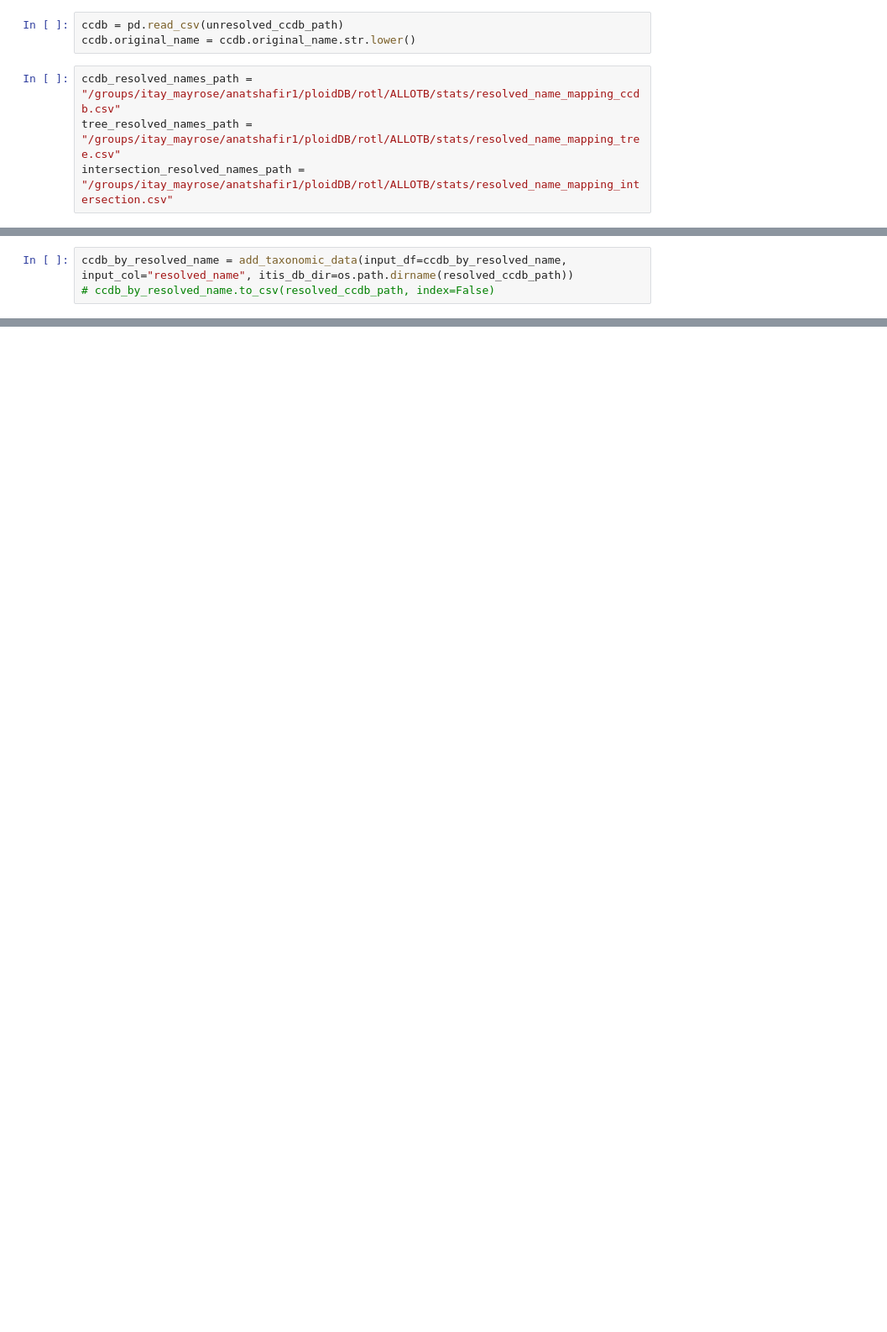
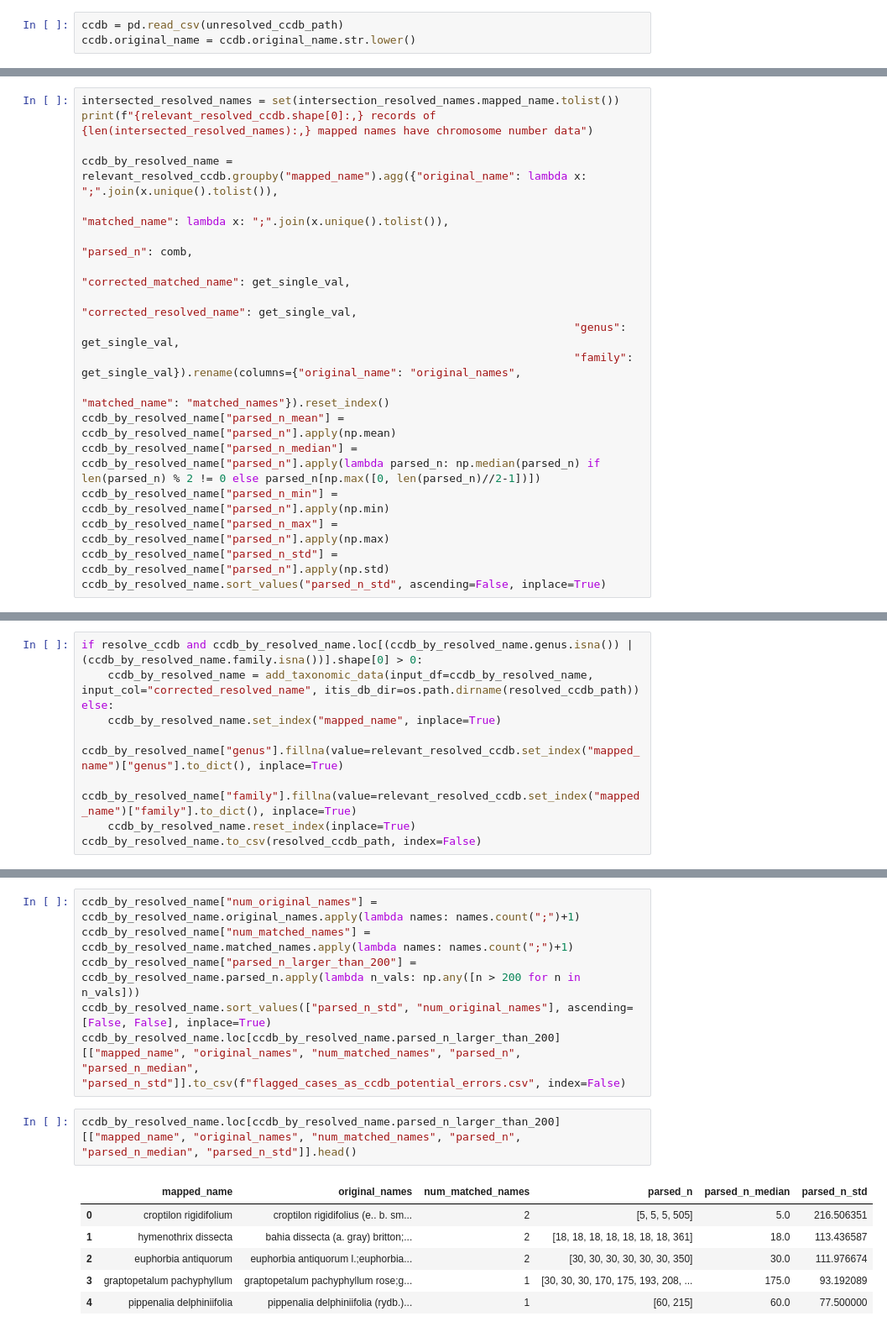
Before and after one commit to halabikeren/ploidb, a Jupyter notebook: data_processing/map_resolved_names_to_ccdb.ipynb, the cells around one changed output, grey strips where cells are left out. Shown at 84% size. Drawn from its saved outputs; the diff is of its cells as text; blank space fills up the shorter version.

Commit message:
updated name resolution results mapping

```diff
--- a/data_processing/map_resolved_names_to_ccdb.ipynb
+++ b/data_processing/map_resolved_names_to_ccdb.ipynb
@@ -23,8 +46,4 @@ taxonomy_filling_log_path = "/groups/itay_mayrose/halabikeren/PloiDB/ccdb/taxono
 # %%
 ccdb = pd.read_csv(unresolved_ccdb_path)
 ccdb.original_name = ccdb.original_name.str.lower()
-# %%
-ccdb_resolved_names_path = "/groups/itay_mayrose/anatshafir1/ploidDB/rotl/ALLOTB/stats/resolved_name_mapping_ccdb.csv"
-tree_resolved_names_path = "/groups/itay_mayrose/anatshafir1/ploidDB/rotl/ALLOTB/stats/resolved_name_mapping_tree.csv"
-intersection_resolved_names_path = "/groups/itay_mayrose/anatshafir1/ploidDB/rotl/ALLOTB/stats/resolved_name_mapping_intersection.csv"
 # %%
@@ -94,0 +79,18 @@ logging.basicConfig(level=logging.INFO,format="%(asctime)s module: %(module)s fu
+# %%
+intersected_resolved_names = set(intersection_resolved_names.mapped_name.tolist())
+print(f"{relevant_resolved_ccdb.shape[0]:,} records of {len(intersected_resolved_names):,} mapped names have chromosome number data")
+
+ccdb_by_resolved_name = relevant_resolved_ccdb.groupby("mapped_name").agg({"original_name": lambda x: ";".join(x.unique().tolist()),
+                                                                           "matched_name": lambda x: ";".join(x.unique().tolist()),
+                                                                           "parsed_n": comb,
+                                                                           "corrected_matched_name": get_single_val,
+                                                                           "corrected_resolved_name": get_single_val,
+                                                                           "genus": get_single_val,
+                                                                           "family": get_single_val}).rename(columns={"original_name": "original_names",
+                                                                                                                     "matched_name": "matched_names"}).reset_index()
+ccdb_by_resolved_name["parsed_n_mean"] = ccdb_by_resolved_name["parsed_n"].apply(np.mean)
+ccdb_by_resolved_name["parsed_n_median"] = ccdb_by_resolved_name["parsed_n"].apply(lambda parsed_n: np.median(parsed_n) if len(parsed_n) % 2 != 0 else parsed_n[np.max([0, len(parsed_n)//2-1])])
+ccdb_by_resolved_name["parsed_n_min"] = ccdb_by_resolved_name["parsed_n"].apply(np.min)
+ccdb_by_resolved_name["parsed_n_max"] = ccdb_by_resolved_name["parsed_n"].apply(np.max)
+ccdb_by_resolved_name["parsed_n_std"] = ccdb_by_resolved_name["parsed_n"].apply(np.std)
+ccdb_by_resolved_name.sort_values("parsed_n_std", ascending=False, inplace=True)
@@ -95,3 +99,9 @@ logging.basicConfig(level=logging.INFO,format="%(asctime)s module: %(module)s fu
 # %%
-ccdb_by_resolved_name = add_taxonomic_data(input_df=ccdb_by_resolved_name, input_col="resolved_name", itis_db_dir=os.path.dirname(resolved_ccdb_path))
-# ccdb_by_resolved_name.to_csv(resolved_ccdb_path, index=False)
+if resolve_ccdb and ccdb_by_resolved_name.loc[(ccdb_by_resolved_name.genus.isna()) | (ccdb_by_resolved_name.family.isna())].shape[0] > 0:
+    ccdb_by_resolved_name = add_taxonomic_data(input_df=ccdb_by_resolved_name, input_col="corrected_resolved_name", itis_db_dir=os.path.dirname(resolved_ccdb_path))
+else:
+    ccdb_by_resolved_name.set_index("mapped_name", inplace=True)
+    ccdb_by_resolved_name["genus"].fillna(value=relevant_resolved_ccdb.set_index("mapped_name")["genus"].to_dict(), inplace=True)
+    ccdb_by_resolved_name["family"].fillna(value=relevant_resolved_ccdb.set_index("mapped_name")["family"].to_dict(), inplace=True)
+    ccdb_by_resolved_name.reset_index(inplace=True)
+ccdb_by_resolved_name.to_csv(resolved_ccdb_path, index=False)
@@ -117,0 +108,15 @@ E-utilities.
+# %%
+ccdb_by_resolved_name["num_original_names"] = ccdb_by_resolved_name.original_names.apply(lambda names: names.count(";")+1)
+ccdb_by_resolved_name["num_matched_names"] = ccdb_by_resolved_name.matched_names.apply(lambda names: names.count(";")+1)
+ccdb_by_resolved_name["parsed_n_larger_than_200"] = ccdb_by_resolved_name.parsed_n.apply(lambda n_vals: np.any([n > 200 for n in n_vals]))
+ccdb_by_resolved_name.sort_values(["parsed_n_std", "num_original_names"], ascending=[False, False], inplace=True)
+ccdb_by_resolved_name.loc[ccdb_by_resolved_name.parsed_n_larger_than_200][["mapped_name", "original_names", "num_matched_names", "parsed_n", "parsed_n_median", "parsed_n_std"]].to_csv(f"flagged_cases_as_ccdb_potential_errors.csv", index=False)
+# %%
+ccdb_by_resolved_name.loc[ccdb_by_resolved_name.parsed_n_larger_than_200][["mapped_name", "original_names", "num_matched_names", "parsed_n", "parsed_n_median", "parsed_n_std"]].head()
+# %% [output]
+|  | mapped_name | original_names | num_matched_names | parsed_n | parsed_n_median | parsed_n_std |
+| 0 | croptilon rigidifolium | croptilon rigidifolius (e.. b. sm... | 2 | [5, 5, 5, 505] | 5.0 | 216.506351 |
+| 1 | hymenothrix dissecta | bahia dissecta (a. gray) britton;... | 2 | [18, 18, 18, 18, 18, 18, 18, 361] | 18.0 | 113.436587 |
+| 2 | euphorbia antiquorum | euphorbia antiquorum l.;euphorbia... | 2 | [30, 30, 30, 30, 30, 30, 350] | 30.0 | 111.976674 |
+| 3 | graptopetalum pachyphyllum | graptopetalum pachyphyllum rose;g... | 1 | [30, 30, 30, 170, 175, 193, 208, ... | 175.0 | 93.192089 |
+| 4 | pippenalia delphiniifolia | pippenalia delphiniifolia (rydb.)... | 1 | [60, 215] | 60.0 | 77.500000 |
```
Also changed, not shown: parts of 12 cells of this notebook, 1 other file.
